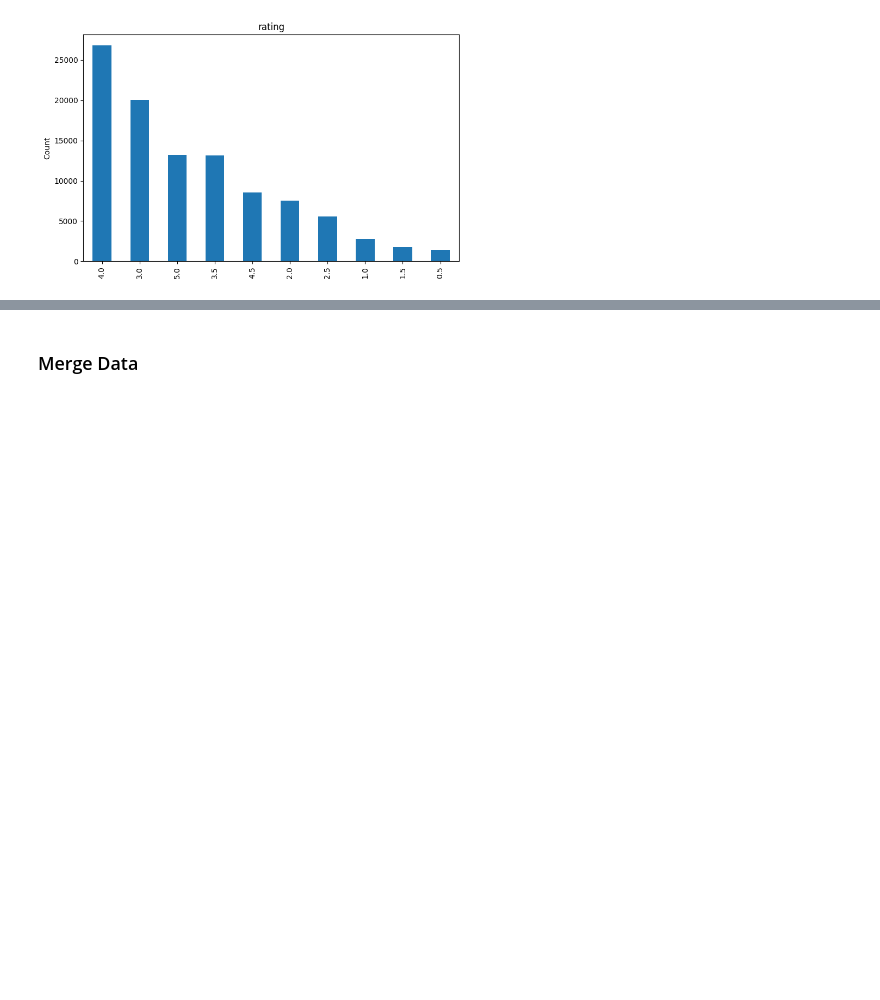
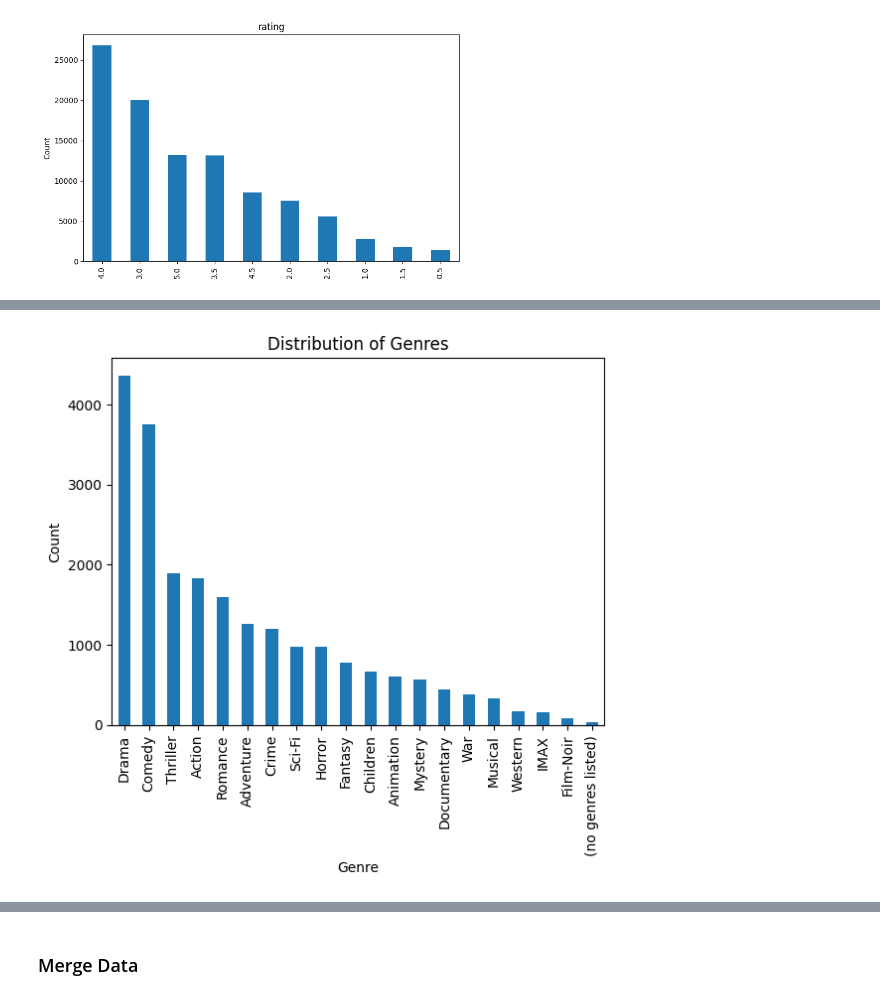
Before and after one commit to muhammadarl/film-recommendation-system, a Jupyter notebook: Recommendation_System_Submission_Dicoding.ipynb, the cells around one changed output, grey strips where cells are left out. Saved outputs shown, nothing was run; the diff lists cells and outputs as text; code cells hidden in the pictures; blank space fills up the shorter version.

```diff
--- a/Recommendation_System_Submission_Dicoding.ipynb
+++ b/Recommendation_System_Submission_Dicoding.ipynb
@@ -133,0 +154,3 @@ plt.show()
+# %%
+genres_df = pd.DataFrame(genres)
+genres_df.head()
@@ -133,0 +164,8 @@ plt.show()
+# %%
+genres_df["genre"].value_counts().plot(kind="bar")
+plt.xlabel("Genre")
+plt.ylabel("Count")
+plt.title("Distribution of Genres")
+plt.show()
+# %% [output]
+[figure, added]
```
Also changed, not shown: parts of 30 cells of this notebook, 7 other files.
